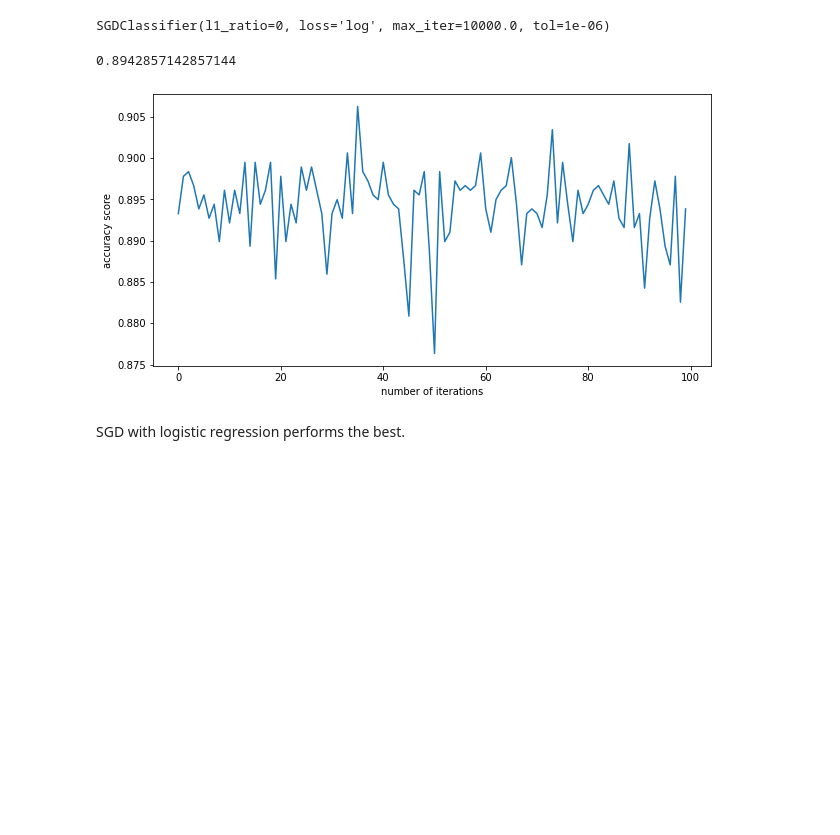
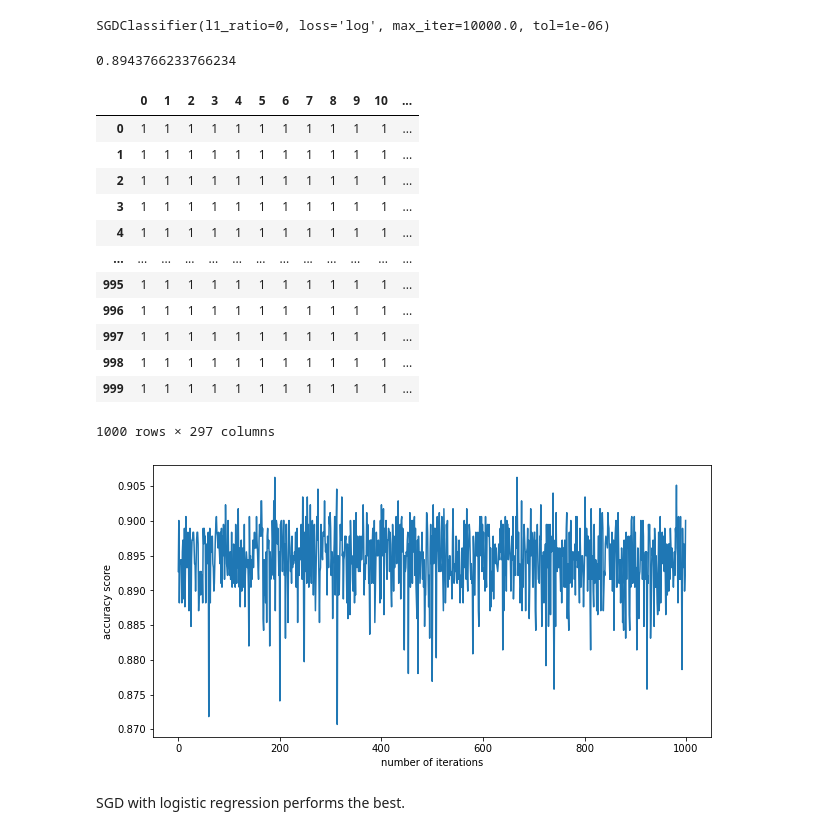
Before and after one commit to koeunlim/Capstone_Softball, a Jupyter notebook: 06-2_NCAA_Softball_Model2_WS64Seed_Logistic.ipynb, the cells around one changed output. Drawn from its saved outputs; the diff is of its cells as text; code cells hidden in the pictures; blank space fills up the shorter version.

```diff
--- a/06-2_NCAA_Softball_Model2_WS64Seed_Logistic.ipynb
+++ b/06-2_NCAA_Softball_Model2_WS64Seed_Logistic.ipynb
@@ -188,26 +188,44 @@ sgd
 # %% [output]
 SGDClassifier(l1_ratio=0, loss='log', max_iter=10000.0, tol=1e-06)
 # %%
-n_bootstrap = 100
+n_bootstrap = 1000
 
 scores_binary = []
 df_prob_in = pd.DataFrame()
+df_y_predict = pd.DataFrame()
 for i in range(n_bootstrap):
     sgd.fit(X_famd, y_WSin)
     scores_binary.append(sgd.score(X_famd, y_WSin))
     prob_in_i = pd.DataFrame(sgd.predict_proba(X_famd_2019)[:,1].reshape([1,-1])).round(decimals=2)
     df_prob_in = df_prob_in.append(prob_in_i,ignore_index = True)
+    y_predict_i = pd.DataFrame(sgd.predict(X_famd_2019).reshape([1,-1])).round(decimals=2)
+    df_y_predict = df_y_predict.append(y_predict_i,ignore_index = True)
+
 
 df_prob_in.columns = X_College_2019.College
+df_y_predict.columns = X_College_2019.College
 
 plt.plot(range(n_bootstrap), scores_binary)
 plt.xlabel('number of iterations')
 plt.ylabel('accuracy score')
 
 print(np.mean(scores_binary))
 # %% [output]
-0.8942857142857144
+0.8943766233766234
+|  | 0 | 1 | 2 | 3 | 4 | 5 | 6 | 7 | 8 | 9 | 10 | ... |
+| 0 | 1 | 1 | 1 | 1 | 1 | 1 | 1 | 1 | 1 | 1 | 1 | ... |
+| 1 | 1 | 1 | 1 | 1 | 1 | 1 | 1 | 1 | 1 | 1 | 1 | ... |
+| 2 | 1 | 1 | 1 | 1 | 1 | 1 | 1 | 1 | 1 | 1 | 1 | ... |
+| 3 | 1 | 1 | 1 | 1 | 1 | 1 | 1 | 1 | 1 | 1 | 1 | ... |
+| 4 | 1 | 1 | 1 | 1 | 1 | 1 | 1 | 1 | 1 | 1 | 1 | ... |
+| ... | ... | ... | ... | ... | ... | ... | ... | ... | ... | ... | ... | ... |
+| 995 | 1 | 1 | 1 | 1 | 1 | 1 | 1 | 1 | 1 | 1 | 1 | ... |
+| 996 | 1 | 1 | 1 | 1 | 1 | 1 | 1 | 1 | 1 | 1 | 1 | ... |
+| 997 | 1 | 1 | 1 | 1 | 1 | 1 | 1 | 1 | 1 | 1 | 1 | ... |
+| 998 | 1 | 1 | 1 | 1 | 1 | 1 | 1 | 1 | 1 | 1 | 1 | ... |
+| 999 | 1 | 1 | 1 | 1 | 1 | 1 | 1 | 1 | 1 | 1 | 1 | ... |
+1000 rows × 297 columns
-[figure, old version]
+[figure, new version]
 # %% [markdown]
 SGD with logistic regression performs the best.
 # %%
```
Also changed, not shown: parts of 7 cells of this notebook, 6 other files.
